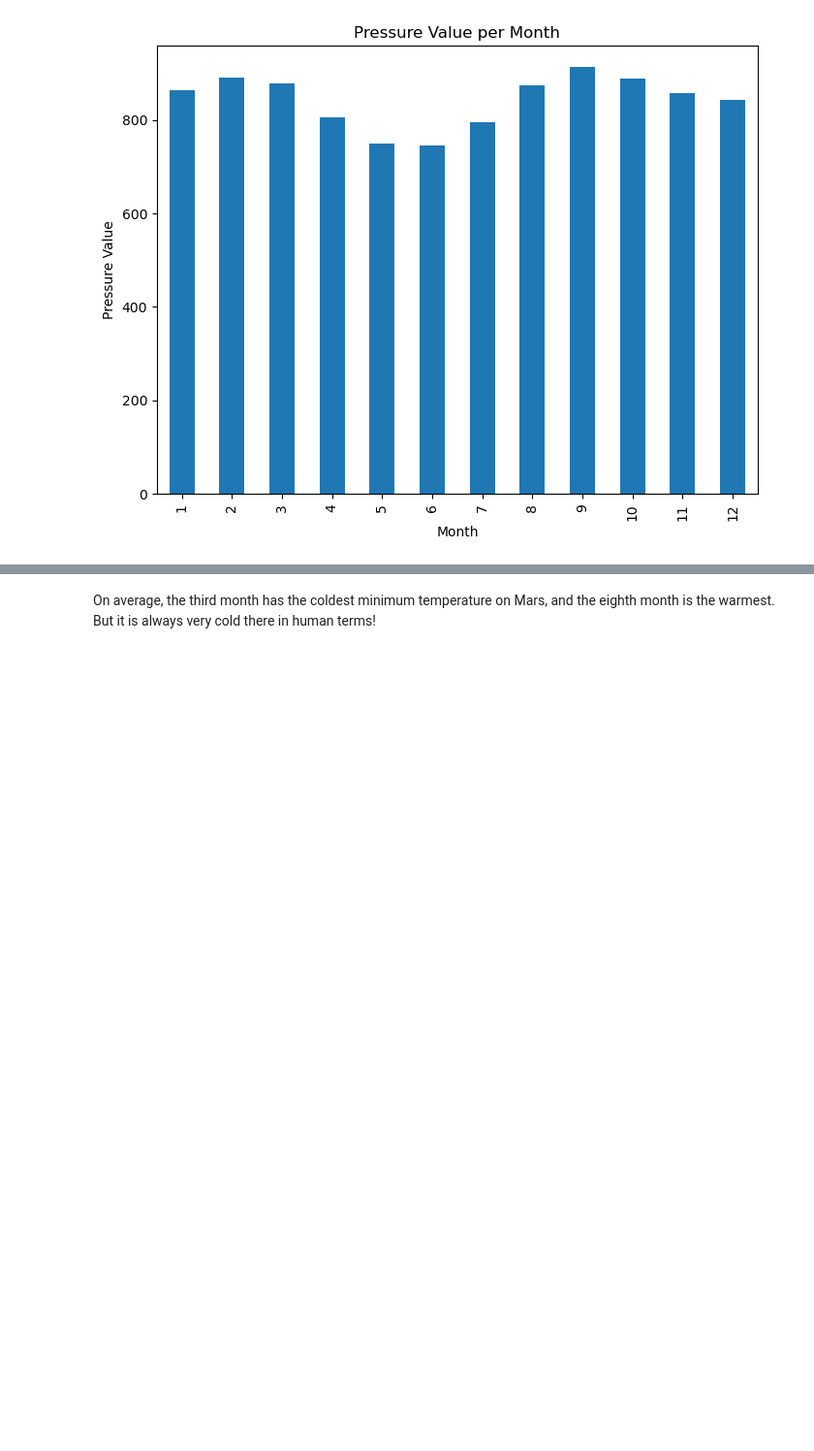
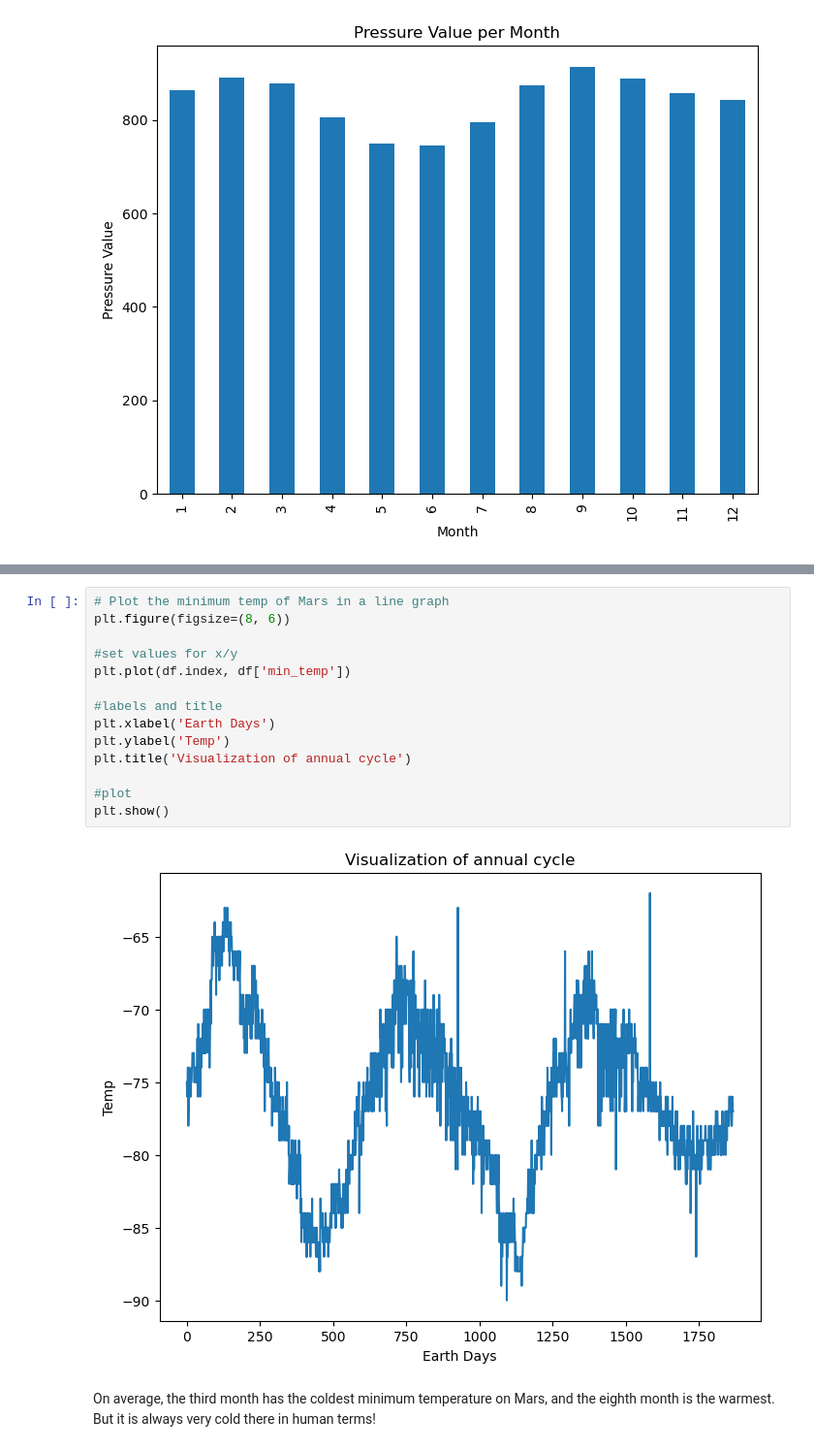
Before and after one commit to azbennett/week_11_mars_data, a Jupyter notebook: part_2_mars_weather.ipynb, the cells around one changed output, grey strips where cells are left out. Shown at 97% size. Saved outputs shown, nothing was run; the diff lists cells and outputs as text; blank space fills up the shorter version.

```diff
--- a/part_2_mars_weather.ipynb
+++ b/part_2_mars_weather.ipynb
@@ -300,3 +306,19 @@ print(difference)
+# %%
+# Plot the minimum temp of Mars in a line graph
+plt.figure(figsize=(8, 6))
+
+#set values for x/y
+plt.plot(df.index, df['min_temp'])
+
+#labels and title
+plt.xlabel('Earth Days')
+plt.ylabel('Temp')
+plt.title('Visualization of annual cycle')
+
+#plot
+plt.show()
+# %% [output]
+[figure, added]
 # %% [markdown]
 On average, the third month has the coldest minimum temperature on Mars, and the eighth month is the warmest. But it is always very cold there in human terms!
 # %% [markdown]
```
Also changed, not shown: parts of 6 cells of this notebook.
